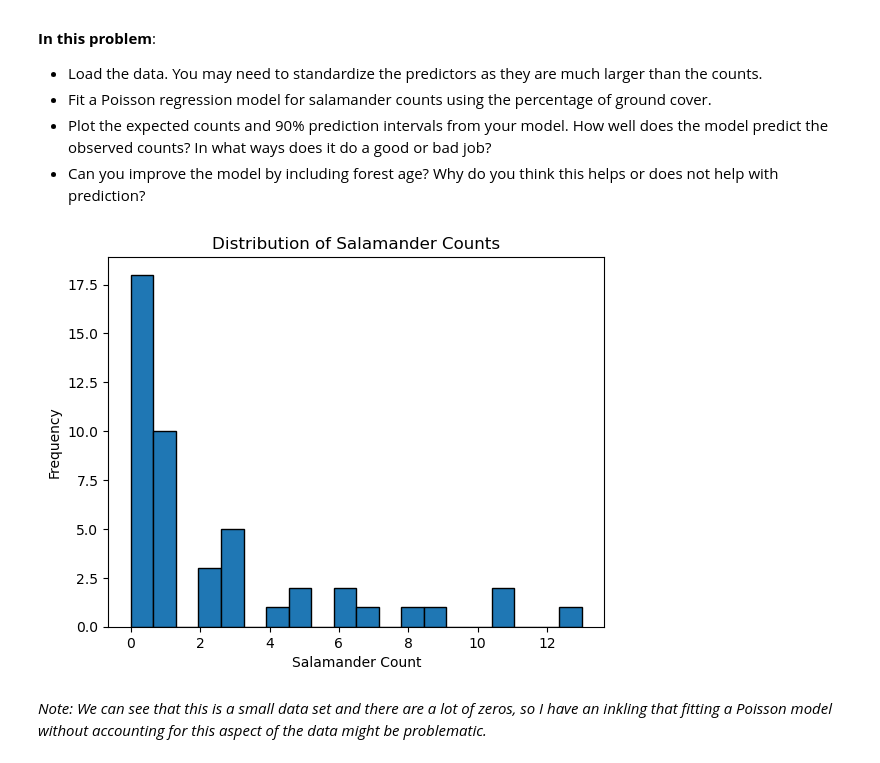
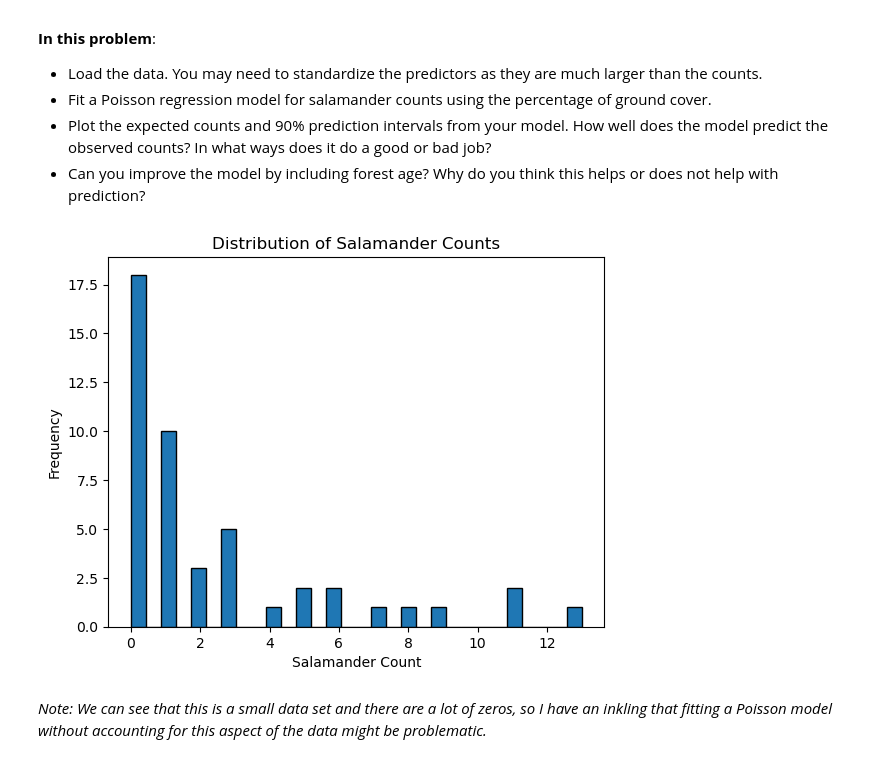
Before and after one commit to BEE4850-SP25/hw02-christinemswanson, a Jupyter notebook: hw02.ipynb, the cells around one changed output. Saved outputs shown, nothing was run; the diff lists cells and outputs as text; code cells hidden in the pictures.

```diff
--- a/hw02.ipynb
+++ b/hw02.ipynb
@@ -440,15 +440,15 @@ salamander_data = pd.read_csv("./data/salamanders.csv", sep=";", header=0) # dat
 # %%
 # look at the distribution of Salamander counts before fitting any models
 
-plt.hist(salamander_data["SALAMAN"], bins=20, edgecolor="black")
+plt.hist(salamander_data["SALAMAN"], bins=30, edgecolor="black")
 
 plt.title("Distribution of Salamander Counts")
 plt.xlabel("Salamander Count")
 plt.ylabel("Frequency")
 
 plt.show()
 # %% [output]
-[figure, old version]
+[figure, new version]
 # %% [markdown]
 *Note: We can see that this is a small data set and there are a lot of zeros, so I have an inkling that fitting a Poisson model without accounting for this aspect of the data might be problematic.*
 # %%
```
Also changed, not shown: parts of 7 cells of this notebook.
